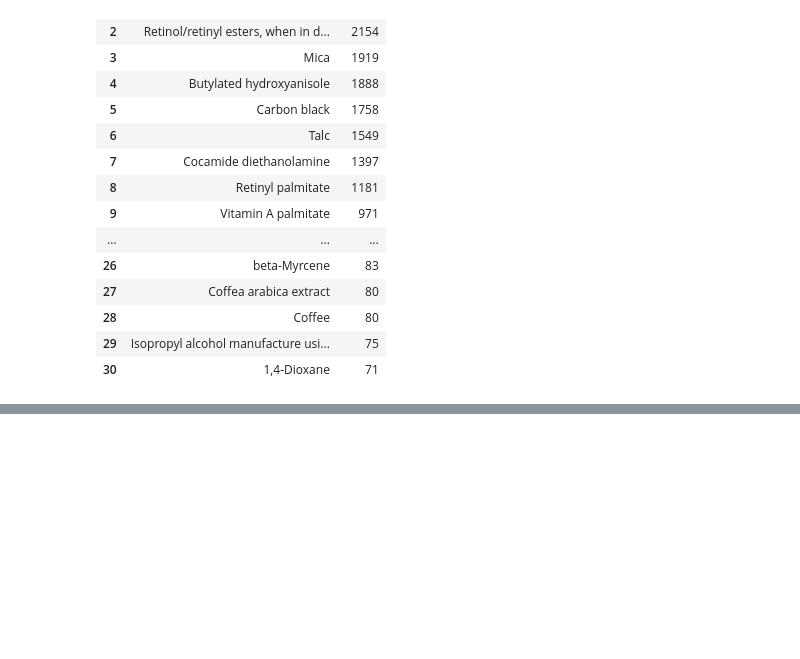
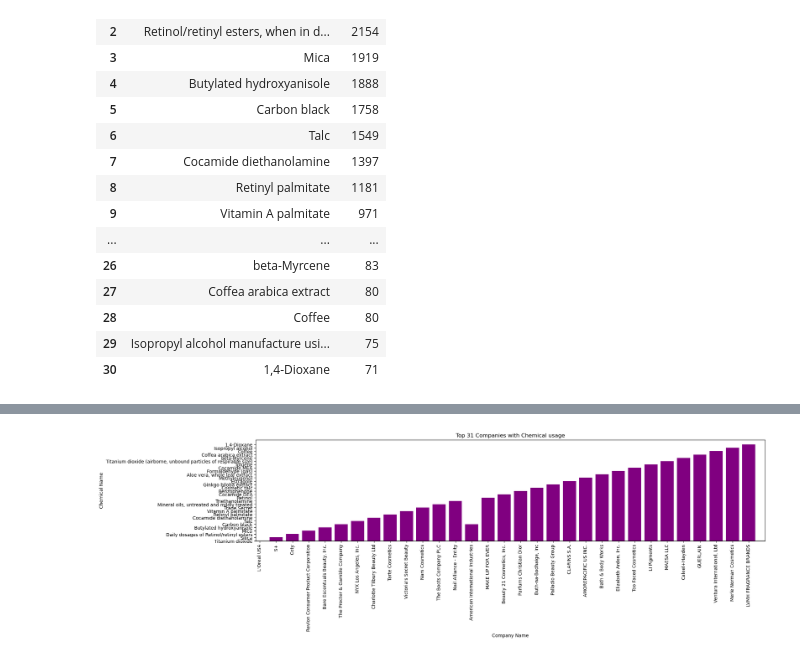
Before and after one commit to Nova8F/Project_1.0, a Jupyter notebook: MA_project1group1.ipynb, the cells around one changed output, grey strips where cells are left out. Saved outputs shown, nothing was run; the diff lists cells and outputs as text; code cells hidden in the pictures; blank space fills up the shorter version.

```diff
--- a/MA_project1group1.ipynb
+++ b/MA_project1group1.ipynb
@@ -201,0 +242,16 @@ plt.show()
+# %%
+# Bar chart that explains the amount of chemical usages per the 31st companies that were mentioned the most.
+plt.figure(figsize=(20,4))
+
+top_companies = plt.bar(companies_over_1035["CompanyName"], chemicals_over_71["ChemicalName"], color="purple")
+# top_chemicals, = plt.bar(chemicals_over_71["ChemicalName"], chemicals_over_71["Count"])
+
+plt.xlabel('Company Name')
+plt.ylabel('Chemical Name')
+plt.title('Top 31 Companies with Chemical usage')
+plt.xlim(-0.25, len(top_companies))
+# plt.ylim(0, max(rain_df["Inches"])+10)
+plt.xticks(rotation=90)
+plt.show()
+# %% [output]
+[figure, added]
```
Also changed, not shown: parts of 26 cells of this notebook.
